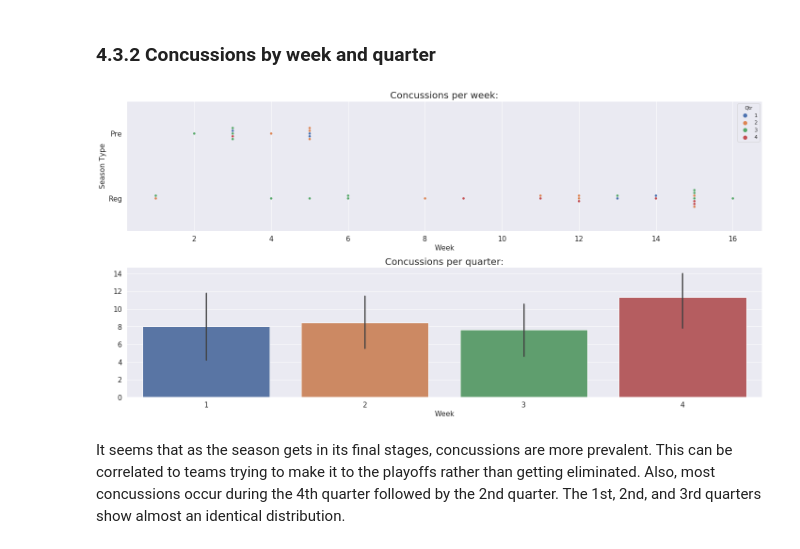
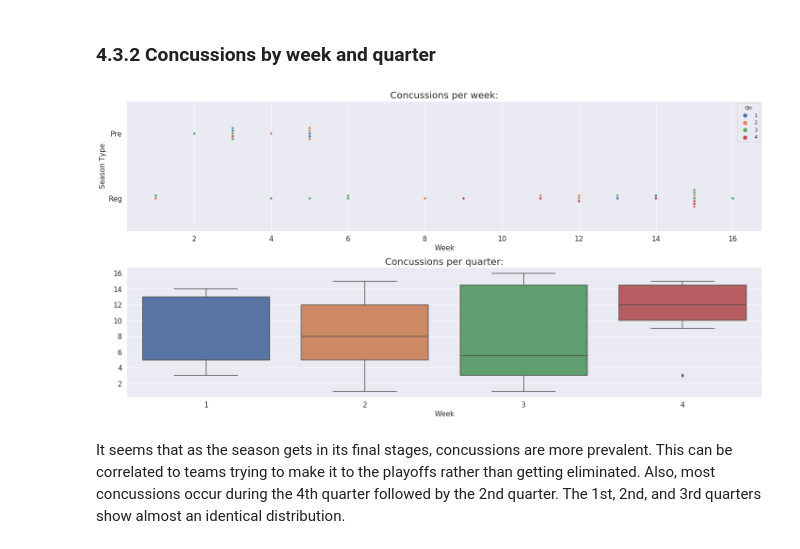
Before and after one commit to CJL89/NFL-Punt-Analysis, a Jupyter notebook: NFL_Punt_Analysis.ipynb, the cells around one changed output. Saved outputs shown, nothing was run; the diff lists cells and outputs as text; code cells hidden in the pictures.

```diff
--- a/NFL_Punt_Analysis.ipynb
+++ b/NFL_Punt_Analysis.ipynb
@@ -318,26 +322,26 @@ Clearly, more of the concussions occur during regular season rather than the pre
 # %%
 plt.figure(figsize=(20, 10))
 
 plt.subplot(2, 1, 1)
 _ = sns.swarmplot(x='Week', y='Type', hue='Qtr', data=video_footage_injury)
 plt.title('Concussions per week:', fontsize=20)
 plt.xticks(fontsize=15)
 plt.yticks(fontsize=15)
 plt.xlabel('Week', fontsize=15)
 plt.ylabel('Season Type', fontsize=15)
 
 plt.subplot(2, 1, 2)
-_ = sns.barplot(x='Qtr', y='Week', data=video_footage_injury)
+_ = sns.boxplot(x='Qtr', y='Week', data=video_footage_injury)
 plt.title('Concussions per quarter:', fontsize=20)
 plt.xticks(fontsize=15)
 plt.yticks(fontsize=15)
 plt.xlabel('Week', fontsize=15)
 plt.ylabel('')
 
 plt.tight_layout()
 plt.show()
 # %% [output]
-[figure, old version]
+[figure, new version]
 # %% [markdown]
 It seems that as the season gets in its final stages, concussions are more prevalent. This can be correlated to teams trying to make it to the playoffs rather than getting eliminated. Also, most concussions occur during the 4th quarter followed by the 2nd quarter. The 1st, 2nd, and 3rd quarters show almost an identical distribution.
 # %% [markdown]
```
Also changed, not shown: parts of 22 cells of this notebook.
